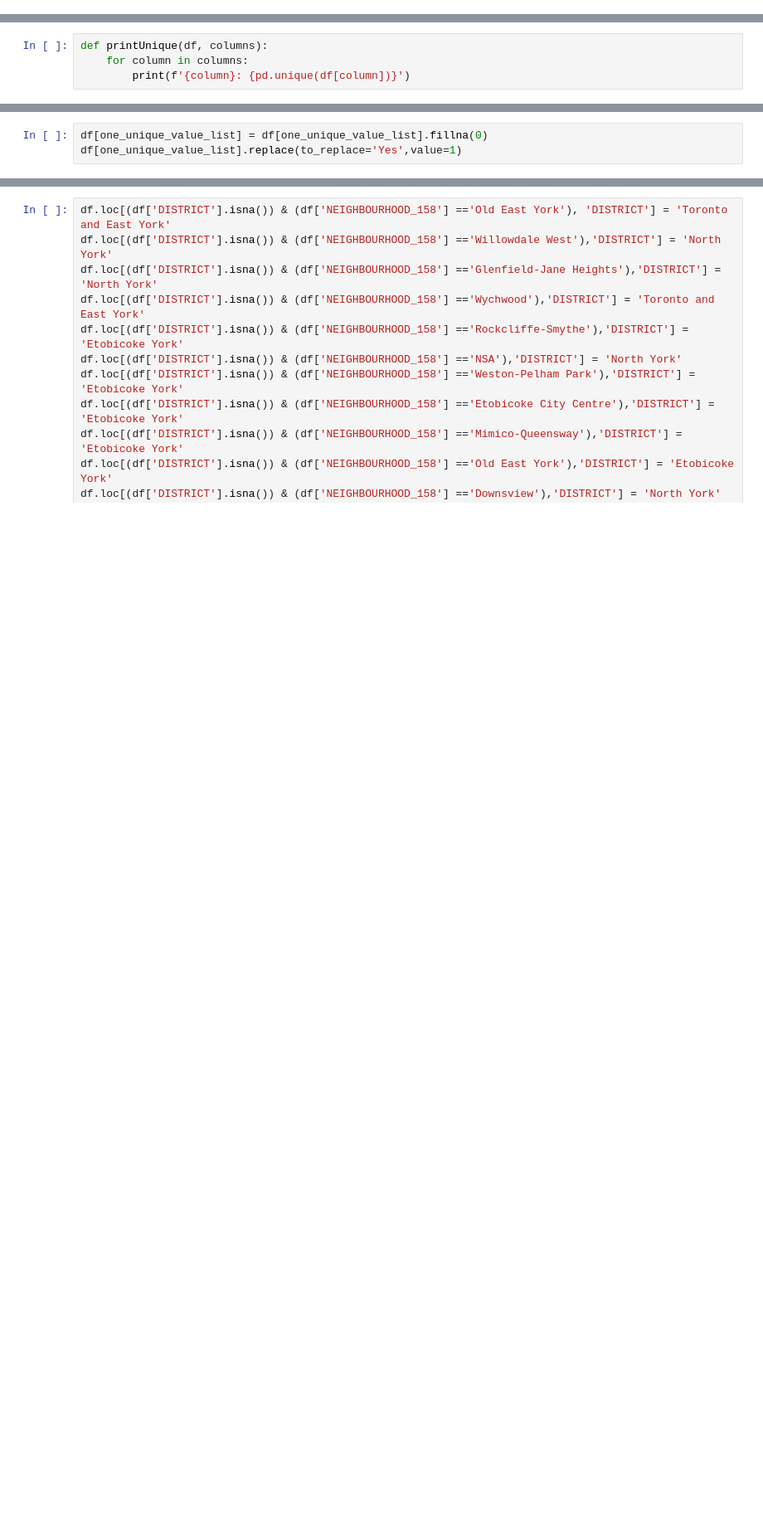
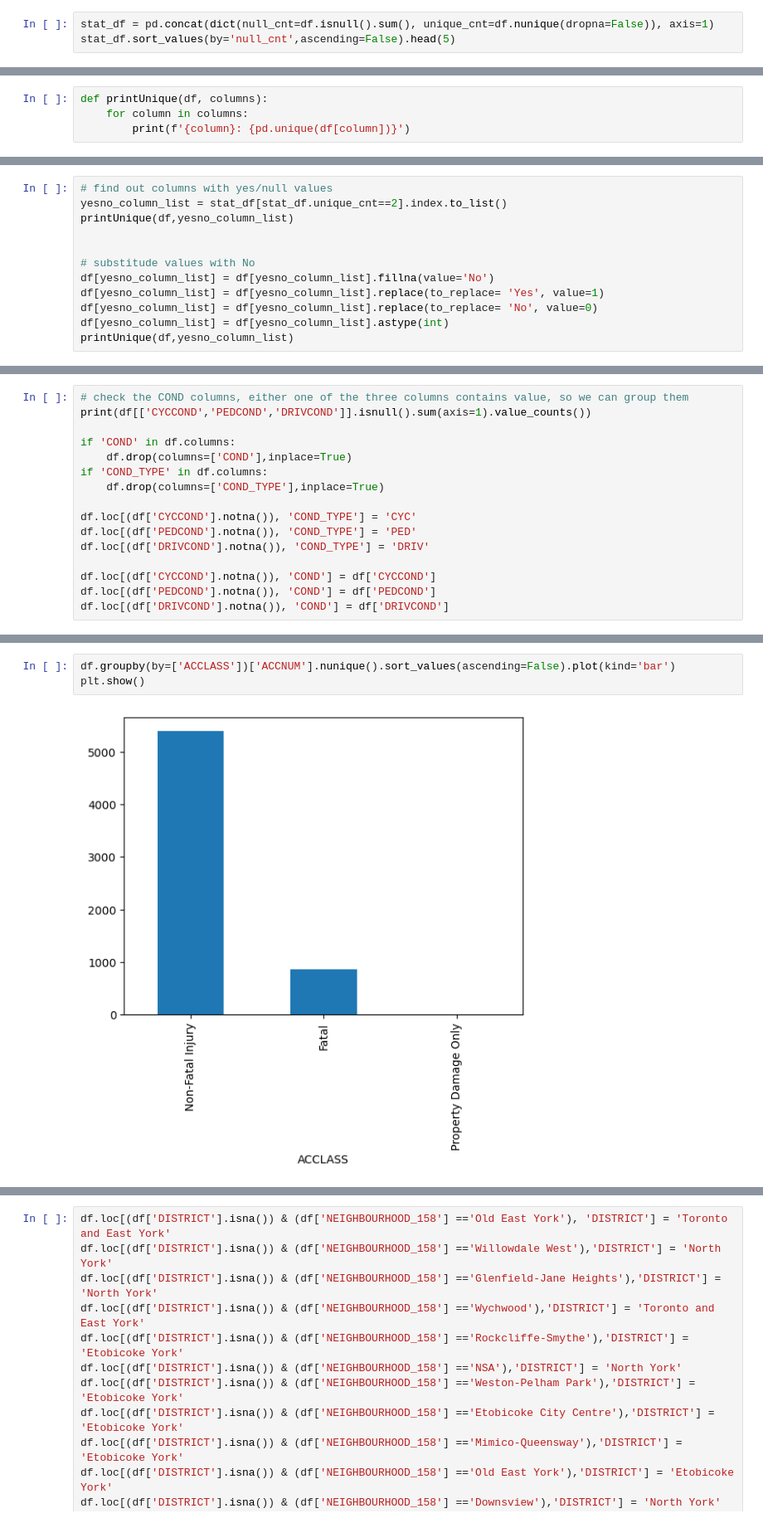
Before and after one commit to oscaru21/Traffic_Collision_Group_1_section_003COMP247Project, a Jupyter notebook: notebooks/EDA.ipynb, the cells around one changed output, grey strips where cells are left out. Shown at 83% size. Saved outputs shown, nothing was run; the diff lists cells and outputs as text; blank space fills up the shorter version.

```diff
--- a/notebooks/EDA.ipynb
+++ b/notebooks/EDA.ipynb
@@ -71,0 +83,3 @@ null_value_df = df.isnull().sum().sort_values(ascending=False)
+# %%
+stat_df = pd.concat(dict(null_cnt=df.isnull().sum(), unique_cnt=df.nunique(dropna=False)), axis=1)
+stat_df.sort_values(by='null_cnt',ascending=False).head(5)
@@ -96,3 +102,0 @@ MOTORCYCLE: [nan 'Yes']
-# %%
-df[one_unique_value_list] = df[one_unique_value_list].fillna(0)
-df[one_unique_value_list].replace(to_replace='Yes',value=1)
@@ -132,0 +103,12 @@ dtype: int64
+# %%
+# find out columns with yes/null values
+yesno_column_list = stat_df[stat_df.unique_cnt==2].index.to_list()
+printUnique(df,yesno_column_list)
+
+
+# substitude values with No
+df[yesno_column_list] = df[yesno_column_list].fillna(value='No')
+df[yesno_column_list] = df[yesno_column_list].replace(to_replace= 'Yes', value=1)
+df[yesno_column_list] = df[yesno_column_list].replace(to_replace= 'No', value=0)
+df[yesno_column_list] = df[yesno_column_list].astype(int)
+printUnique(df,yesno_column_list)
@@ -132,0 +178,16 @@ dtype: int64
+# %%
+# check the COND columns, either one of the three columns contains value, so we can group them
+print(df[['CYCCOND','PEDCOND','DRIVCOND']].isnull().sum(axis=1).value_counts())
+
+if 'COND' in df.columns:
+    df.drop(columns=['COND'],inplace=True)
+if 'COND_TYPE' in df.columns:
+    df.drop(columns=['COND_TYPE'],inplace=True)
+
+df.loc[(df['CYCCOND'].notna()), 'COND_TYPE'] = 'CYC'
+df.loc[(df['PEDCOND'].notna()), 'COND_TYPE'] = 'PED'
+df.loc[(df['DRIVCOND'].notna()), 'COND_TYPE'] = 'DRIV'
+
+df.loc[(df['CYCCOND'].notna()), 'COND'] = df['CYCCOND']
+df.loc[(df['PEDCOND'].notna()), 'COND'] = df['PEDCOND']
+df.loc[(df['DRIVCOND'].notna()), 'COND'] = df['DRIVCOND']
@@ -132,0 +255,5 @@ dtype: int64
+# %%
+df.groupby(by=['ACCLASS'])['ACCNUM'].nunique().sort_values(ascending=False).plot(kind='bar')
+plt.show()
+# %% [output]
+[figure, added]
```
Also changed, not shown: parts of 90 cells of this notebook.
